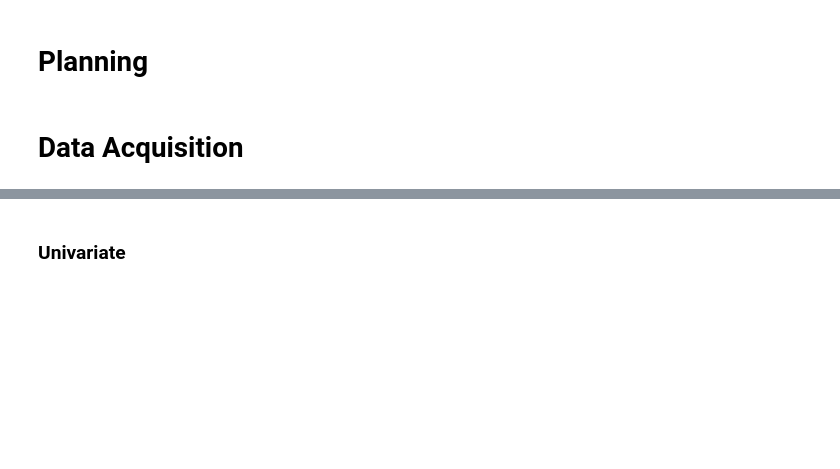
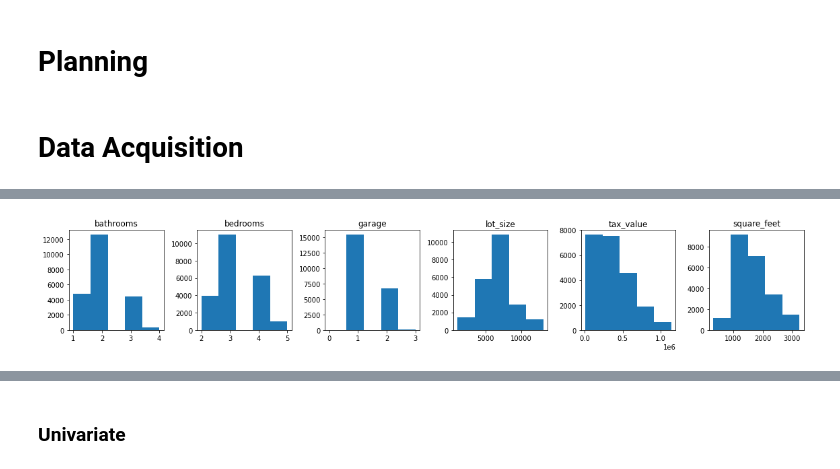
Before and after one commit to hrodjr/estimating_home_value_regression_project, a Jupyter notebook: scratch_notebook.ipynb, the cells around one changed output, grey strips where cells are left out. Drawn from its saved outputs; the diff is of its cells as text; code cells hidden in the pictures; blank space fills up the shorter version.

```diff
--- a/scratch_notebook.ipynb
+++ b/scratch_notebook.ipynb
@@ -187,0 +192,6 @@ memory usage: 197.1+ MB
+# %%
+#remove outliers
+k = 1.5
+col_list = ['bathrooms', 'bedrooms', 'garage', 'lot_size', 'tax_value', 'square_feet']
+df = wrangle.remove_outliers(df, k , col_list)
+df.head()
@@ -187,0 +205,5 @@ memory usage: 197.1+ MB
+# %%
+#after removing outliers
+wrangle.get_hist(df)
+# %% [output]
+[figure, added]
```
Also changed, not shown: parts of 42 cells of this notebook, 2 other files.
